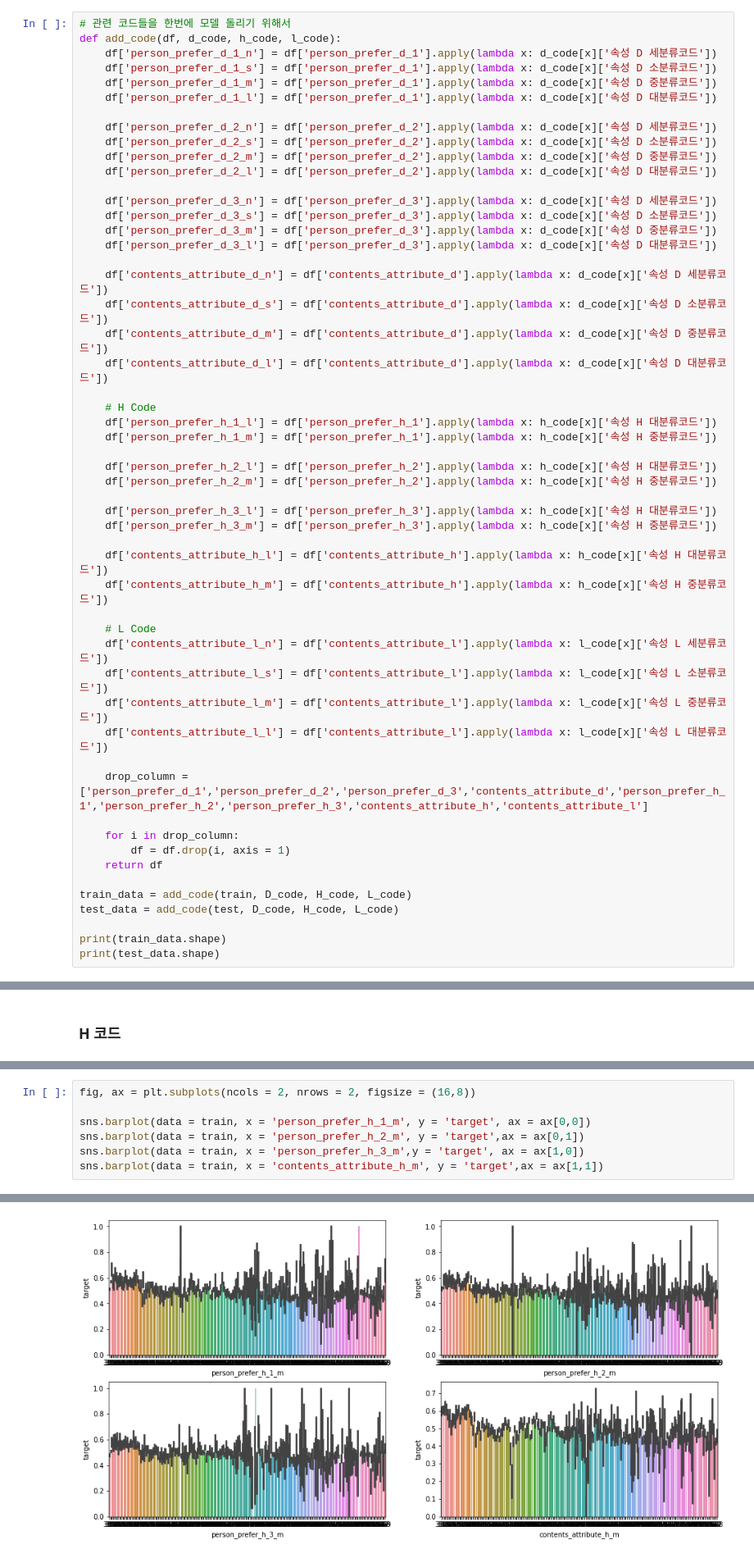
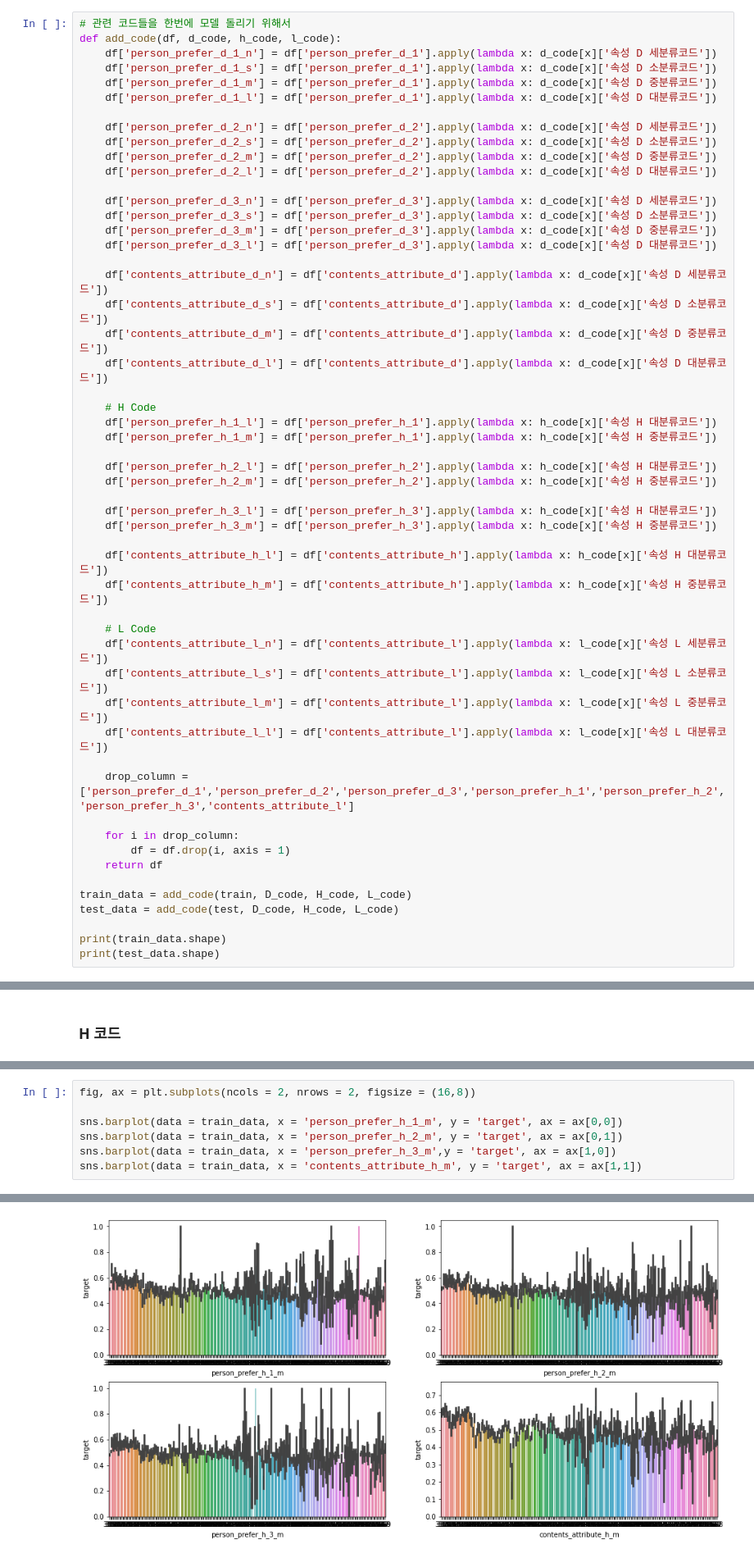
Before and after one commit to Proj-Caliber/Job-Care, a Jupyter notebook: Feature Engineering.ipynb, the cells around one changed output, grey strips where cells are left out. Shown at 82% size. Saved outputs shown, nothing was run; the diff lists cells and outputs as text.

```diff
--- a/Feature Engineering.ipynb
+++ b/Feature Engineering.ipynb
@@ -75,7 +108,7 @@ def add_code(df, d_code, h_code, l_code):
     df['contents_attribute_l_m'] = df['contents_attribute_l'].apply(lambda x: l_code[x]['속성 L 중분류코드'])
     df['contents_attribute_l_l'] = df['contents_attribute_l'].apply(lambda x: l_code[x]['속성 L 대분류코드'])
 
-    drop_column = ['person_prefer_d_1','person_prefer_d_2','person_prefer_d_3','contents_attribute_d','person_prefer_h_1','person_prefer_h_2','person_prefer_h_3','contents_attribute_h','contents_attribute_l']
+    drop_column = ['person_prefer_d_1','person_prefer_d_2','person_prefer_d_3','person_prefer_h_1','person_prefer_h_2','person_prefer_h_3','contents_attribute_l']
 
     for i in drop_column:
         df = df.drop(i, axis = 1)
@@ -223,10 +274,10 @@ sns.barplot(data = train, x = 'contents_attribute_h_l', y = 'target',ax = ax[1,1
 # %%
 fig, ax = plt.subplots(ncols = 2, nrows = 2, figsize = (16,8))
 
-sns.barplot(data = train, x = 'person_prefer_h_1_m', y = 'target', ax = ax[0,0])
-sns.barplot(data = train, x = 'person_prefer_h_2_m', y = 'target',ax = ax[0,1])
-sns.barplot(data = train, x = 'person_prefer_h_3_m',y = 'target', ax = ax[1,0])
-sns.barplot(data = train, x = 'contents_attribute_h_m', y = 'target',ax = ax[1,1])
+sns.barplot(data = train_data, x = 'person_prefer_h_1_m', y = 'target', ax = ax[0,0])
+sns.barplot(data = train_data, x = 'person_prefer_h_2_m', y = 'target', ax = ax[0,1])
+sns.barplot(data = train_data, x = 'person_prefer_h_3_m',y = 'target', ax = ax[1,0])
+sns.barplot(data = train_data, x = 'contents_attribute_h_m', y = 'target', ax = ax[1,1])
 # %% [output]
 <matplotlib.axes._subplots.AxesSubplot at 0x...>
-[figure, old version]
+[figure, new version]
```
Also changed, not shown: parts of 50 cells of this notebook.
